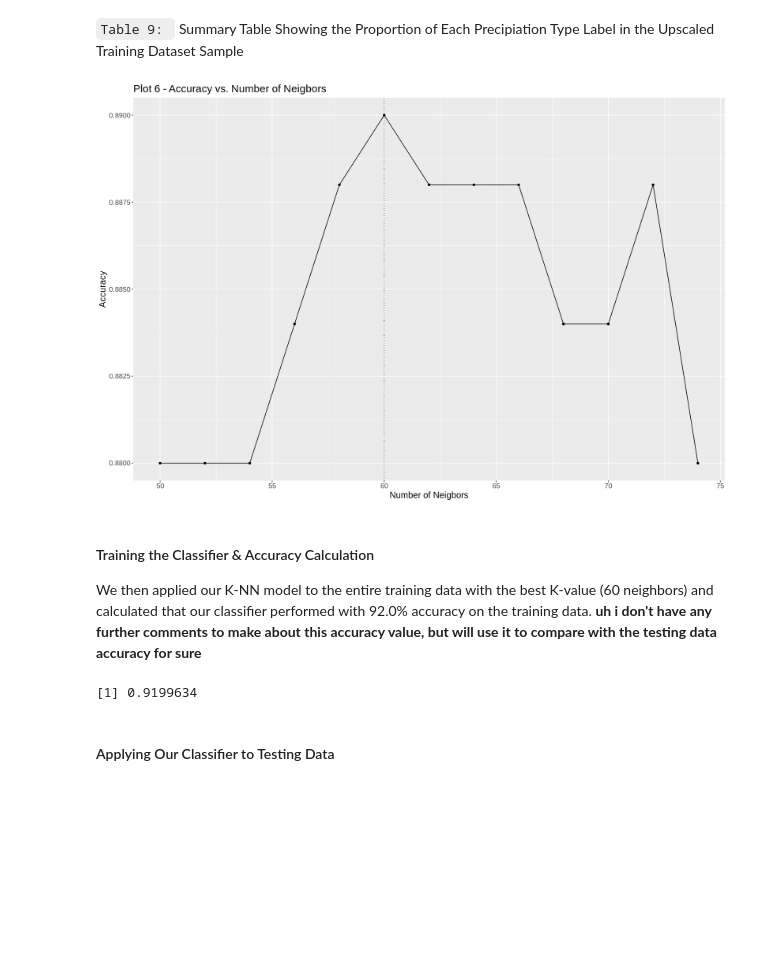
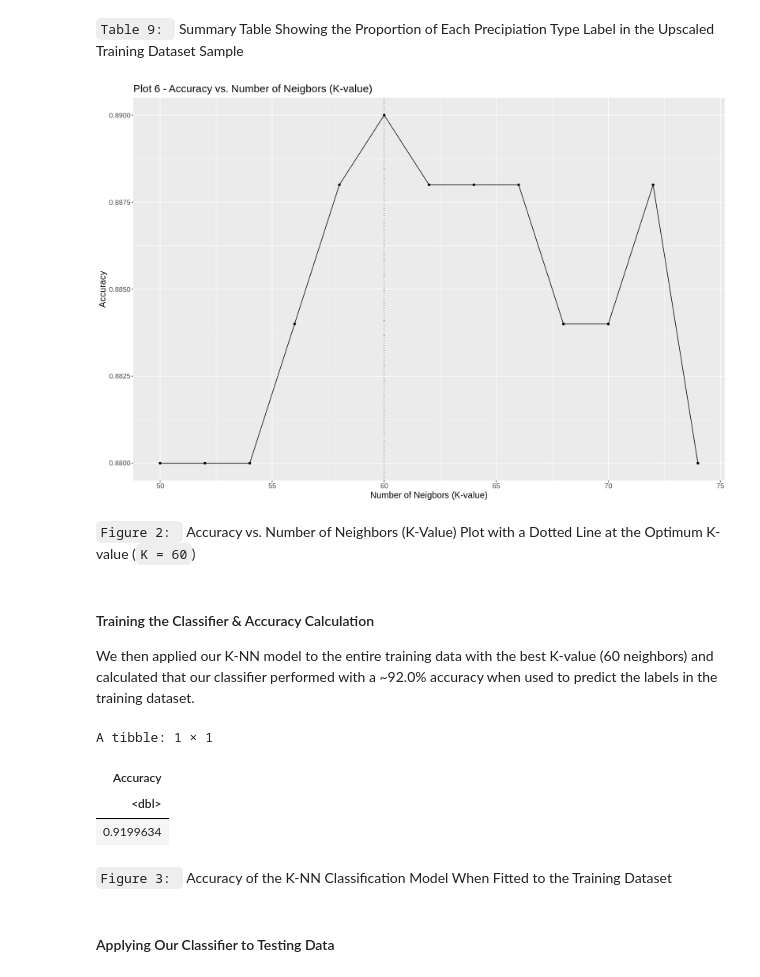
Before and after one commit to codingonapotato/dsci100_group_project_S2022, a Jupyter notebook: Final Project Report.ipynb, the cells around one changed output. Cells and saved outputs as stored; diff of their text form; code cells hidden in the pictures; blank space fills up the shorter version.

Commit message:
Updated table and figure labels and fixed editing some of the markdown cells

```diff
--- a/Final Project Report.ipynb
+++ b/Final Project Report.ipynb
@@ -332,20 +334,22 @@ A grouped_df: 2 × 3
 # %%
 options(repr.plot.width = 15, repr.plot.height = 10)
 number_of_neighbors_plot <- ggplot(number_of_neighbors_stats, aes(x = neighbors, y = mean)) +
     geom_point() +
     geom_line() +
     geom_vline(xintercept = 60, linetype = "dotted") +
-    labs(x = "Number of Neigbors", y = "Accuracy",
-        title = "Plot 6 - Accuracy vs. Number of Neigbors") +
+    labs(x = "Number of Neigbors (K-value)", y = "Accuracy",
+        title = "Plot 6 - Accuracy vs. Number of Neigbors (K-value)") +
     theme(text = element_text(size = 15))
 
 number_of_neighbors_plot
 # %% [output]
-[figure, old version]
+[figure, new version]
+# %% [markdown]
+`Figure 2: ` Accuracy vs. Number of Neighbors (K-Value) Plot with a Dotted Line at the Optimum K-value (`K = 60`)
 # %% [markdown]
 #### Training the Classifier & Accuracy Calculation
 
-We then applied our K-NN model to the entire training data with the best K-value (60 neighbors) and calculated that our classifier performed with 92.0% accuracy on the training data. **uh i don't have any further comments to make about this accuracy value, but will use it to compare with the testing data accuracy for sure**
+We then applied our K-NN model to the entire training data with the best K-value (60 neighbors) and calculated that our classifier performed with a ~92.0% accuracy when used to predict the labels in the training dataset.
 # %%
 knn_spec <- nearest_neighbor(weight_func = "rectangular", neighbors = best_k_value) %>%
     set_engine('kknn') %>%
@@ -361,10 +365,15 @@ weather_accuracy <- predict(knn_fit, weather_training) %>%
     metrics(truth = precipType, estimate = .pred_class) %>%
     filter(.metric == "accuracy") %>%
     select(.estimate) %>%
-    pull()
+    rename("Accuracy" = .estimate)
 weather_accuracy
 # %% [output]
-[1] 0.9199634
+A tibble: 1 × 1
+| Accuracy |
+| <dbl> |
+| 0.9199634 |
+# %% [markdown]
+`Figure 3: ` Accuracy of the K-NN Classification Model When Fitted to the Training Dataset
 # %% [markdown]
 #### Applying Our Classifier to Testing Data
 # %%
```
Also changed, not shown: parts of 8 cells of this notebook.
